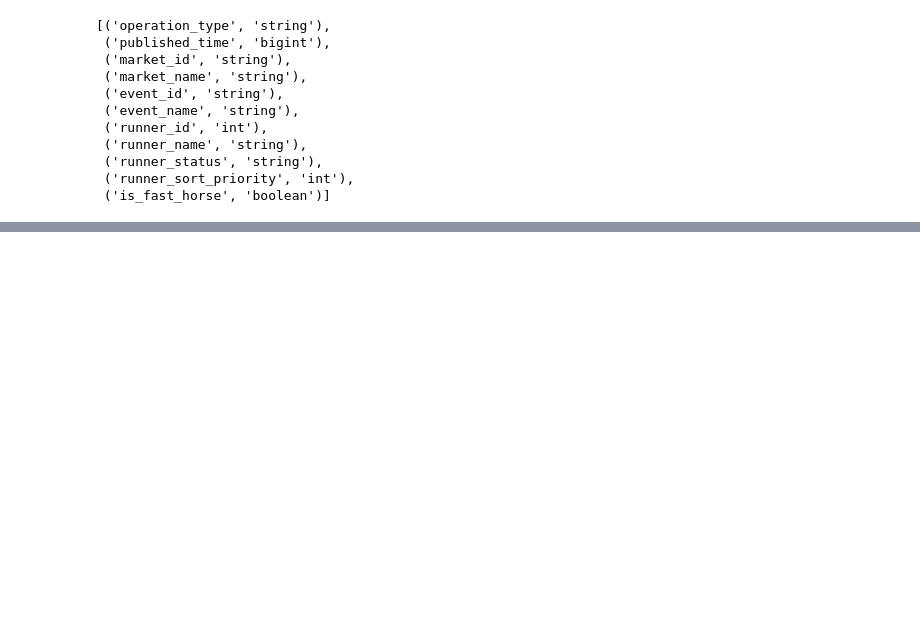
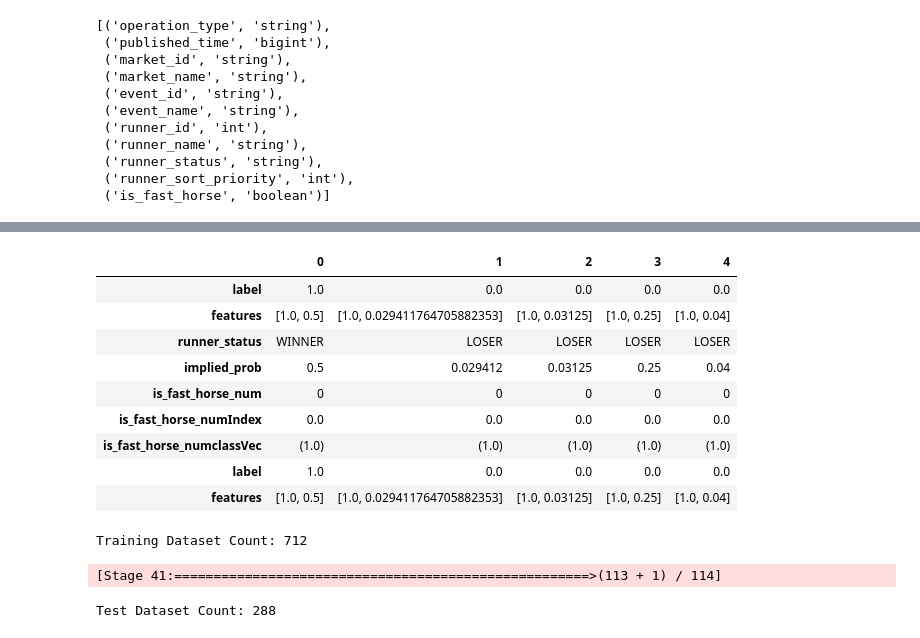
Before and after one commit to trentsteel777/mongo-spark-jupyter, a Jupyter notebook: notebooks/Q1_SpeedyHorseNames_Overstated.ipynb, the cells around one changed output, grey strips where cells are left out. Saved outputs shown, nothing was run; the diff lists cells and outputs as text; code cells hidden in the pictures; blank space fills up the shorter version.

```diff
--- a/notebooks/Q1_SpeedyHorseNames_Overstated.ipynb
+++ b/notebooks/Q1_SpeedyHorseNames_Overstated.ipynb
@@ -486,0 +767,24 @@ only showing top 20 rows
+# %%
+cols = runners_fast_wbsp_sample2.columns
+# %%
+from pyspark.ml.feature import OneHotEncoder, StringIndexer, VectorAssembler
+categoricalColumns = ['is_fast_horse_num']
+#  is_fast_horse, runner_status, implied_prob
+stages = []
+
+for categoricalCol in categoricalColumns:
+    stringIndexer = StringIndexer(inputCol = categoricalCol, outputCol = categoricalCol + 'Index')
+    encoder = OneHotEncoder(inputCols=[stringIndexer.getOutputCol()], outputCols=[categoricalCol + "classVec"])
+    stages += [stringIndexer, encoder]
+
+label_stringIdx = StringIndexer(inputCol = 'runner_status', outputCol = 'label')
+
+stages += [label_stringIdx]
+
+numericCols = ['implied_prob']
+
+assemblerInputs = [c + "classVec" for c in categoricalColumns] + numericCols
+
+assembler = VectorAssembler(inputCols=assemblerInputs, outputCol="features")
+
+stages += [assembler]
@@ -486,0 +838,21 @@ only showing top 20 rows
+# %%
+pd.DataFrame(runners_fast_wbsp_sample2.take(5), columns=runners_fast_wbsp_sample2.columns).transpose()
+# %% [output]
+|  | 0 | 1 | 2 | 3 | 4 |
+| label | 1.0 | 0.0 | 0.0 | 0.0 | 0.0 |
+| features | [1.0, 0.5] | [1.0, 0.029411764705882353] | [1.0, 0.03125] | [1.0, 0.25] | [1.0, 0.04] |
+| runner_status | WINNER | LOSER | LOSER | LOSER | LOSER |
+| implied_prob | 0.5 | 0.029412 | 0.03125 | 0.25 | 0.04 |
+| is_fast_horse_num | 0 | 0 | 0 | 0 | 0 |
+| is_fast_horse_numIndex | 0.0 | 0.0 | 0.0 | 0.0 | 0.0 |
+| is_fast_horse_numclassVec | (1.0) | (1.0) | (1.0) | (1.0) | (1.0) |
+| label | 1.0 | 0.0 | 0.0 | 0.0 | 0.0 |
+| features | [1.0, 0.5] | [1.0, 0.029411764705882353] | [1.0, 0.03125] | [1.0, 0.25] | [1.0, 0.04] |
+# %%
+train, test = runners_fast_wbsp_sample2.randomSplit([0.7, 0.3], seed = 2018)
+print("Training Dataset Count: " + str(train.count()))
+print("Test Dataset Count: " + str(test.count()))
+# %% [output]
+Training Dataset Count: 712
+[Stage 41:=====================================================>(113 + 1) / 114]
+Test Dataset Count: 288
```
Also changed, not shown: parts of 61 cells of this notebook, 3 other files.
